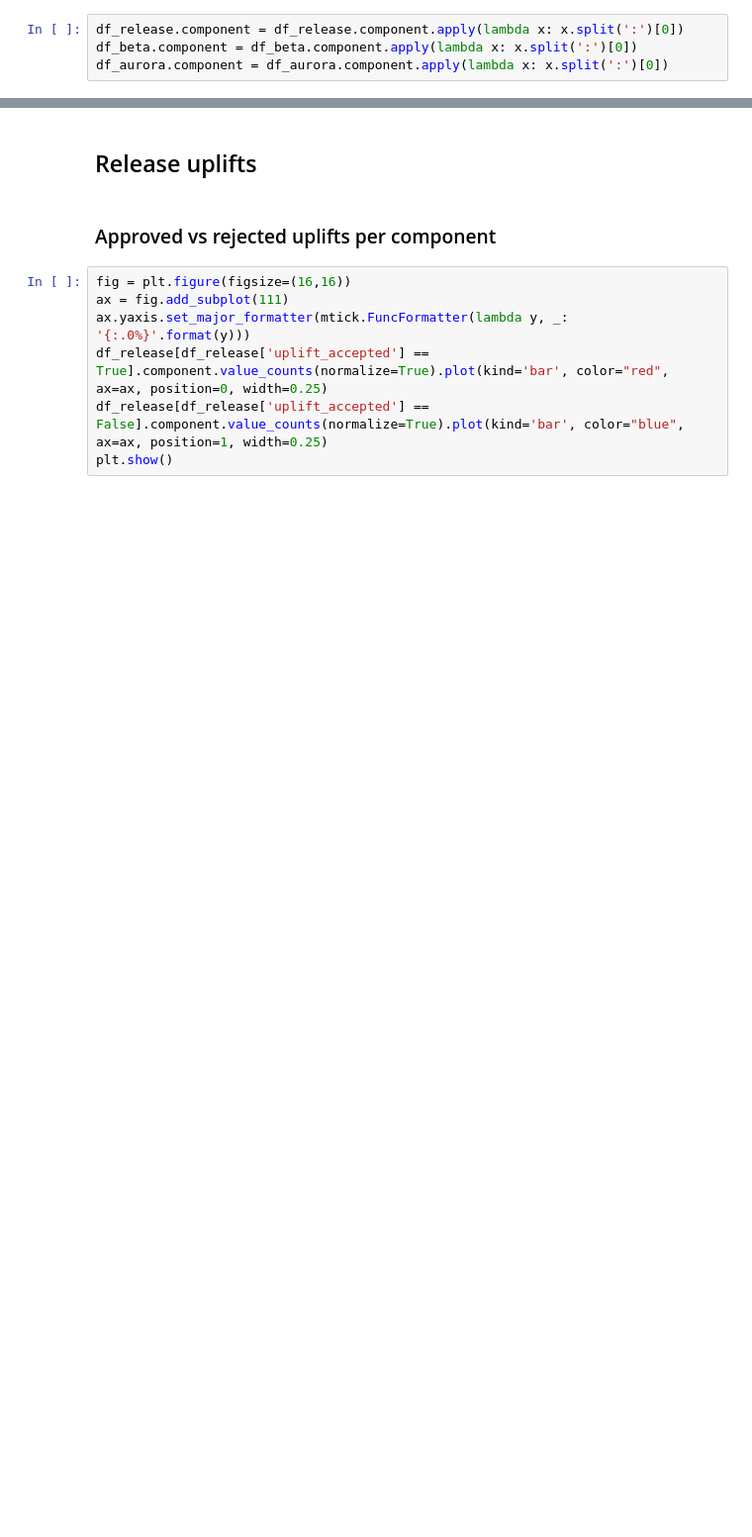
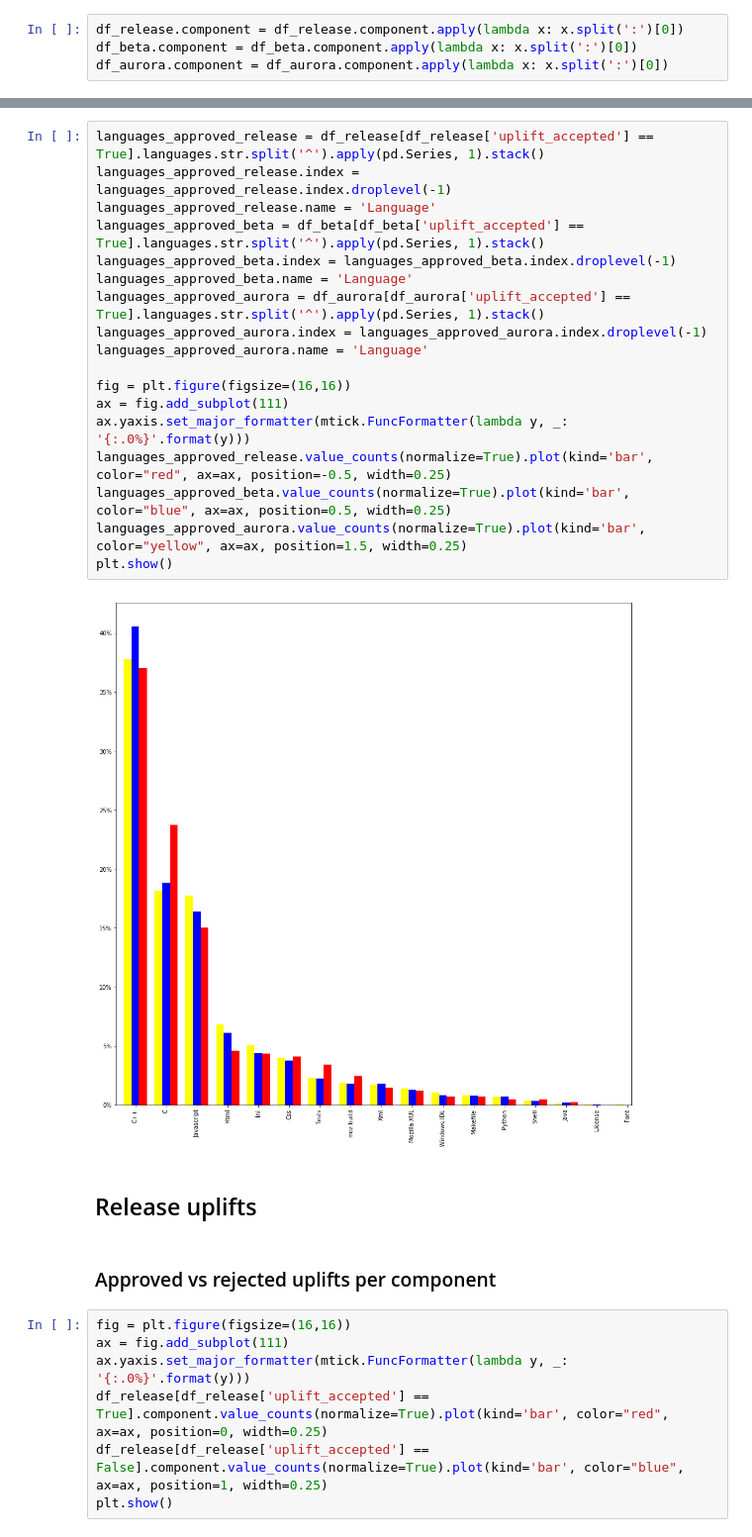
Before and after one commit to marco-c/uplift-analysis, a Jupyter notebook: plots/approved vs rejected uplifts.ipynb, the cells around one changed output, grey strips where cells are left out. Shown at 99% size. Saved outputs shown, nothing was run; the diff lists cells and outputs as text; blank space fills up the shorter version.

```diff
--- a/plots/approved vs rejected uplifts.ipynb
+++ b/plots/approved vs rejected uplifts.ipynb
@@ -53,3 +53,23 @@ plt.show()
+# %%
+languages_approved_release = df_release[df_release['uplift_accepted'] == True].languages.str.split('^').apply(pd.Series, 1).stack()
+languages_approved_release.index = languages_approved_release.index.droplevel(-1)
+languages_approved_release.name = 'Language'
+languages_approved_beta = df_beta[df_beta['uplift_accepted'] == True].languages.str.split('^').apply(pd.Series, 1).stack()
+languages_approved_beta.index = languages_approved_beta.index.droplevel(-1)
+languages_approved_beta.name = 'Language'
+languages_approved_aurora = df_aurora[df_aurora['uplift_accepted'] == True].languages.str.split('^').apply(pd.Series, 1).stack()
+languages_approved_aurora.index = languages_approved_aurora.index.droplevel(-1)
+languages_approved_aurora.name = 'Language'
+
+fig = plt.figure(figsize=(16,16))
+ax = fig.add_subplot(111)
+ax.yaxis.set_major_formatter(mtick.FuncFormatter(lambda y, _: '{:.0%}'.format(y)))
+languages_approved_release.value_counts(normalize=True).plot(kind='bar', color="red", ax=ax, position=-0.5, width=0.25)
+languages_approved_beta.value_counts(normalize=True).plot(kind='bar', color="blue", ax=ax, position=0.5, width=0.25)
+languages_approved_aurora.value_counts(normalize=True).plot(kind='bar', color="yellow", ax=ax, position=1.5, width=0.25)
+plt.show()
+# %% [output]
+[figure, added]
 # %% [markdown]
 ## Release uplifts
 # %% [markdown]
```
Also changed, not shown: parts of 9 cells of this notebook, 1 other file.
